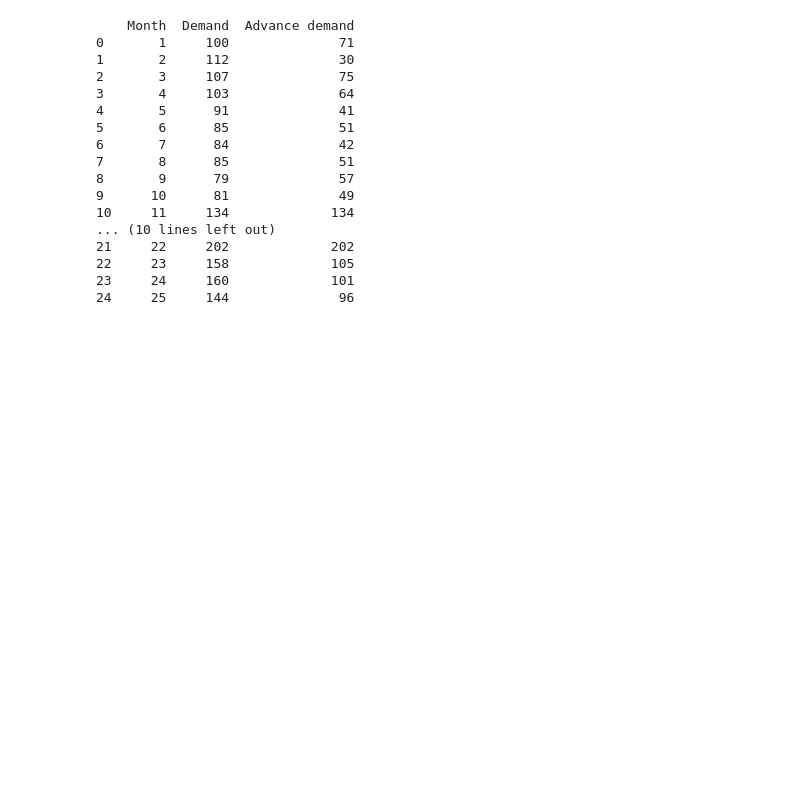
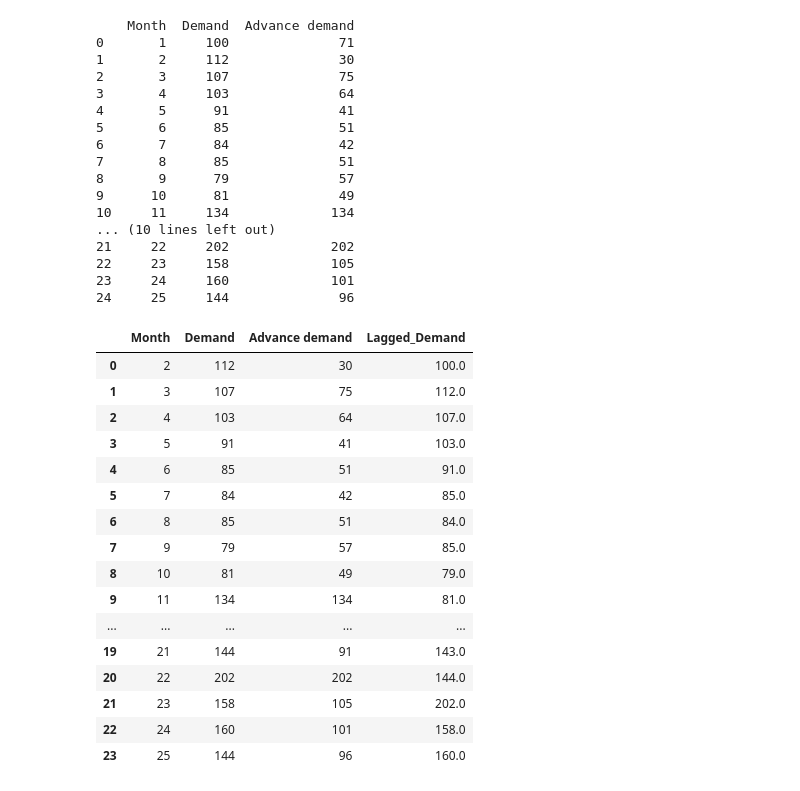
Before and after one commit to lilfakeS/MBAN5110_group, a Jupyter notebook: Assignment1.ipynb, the cells around one changed output. Drawn from its saved outputs; the diff is of its cells as text; code cells hidden in the pictures; blank space fills up the shorter version.

```diff
--- a/Assignment1.ipynb
+++ b/Assignment1.ipynb
@@ -287,3 +288,29 @@ print(df)
 22     23     158             105
 23     24     160             101
 24     25     144              96
+# %%
+# Create lagged demand column
+df['Lagged_Demand'] = df['Demand'].shift(1)
+
+# Drop the first row since it now contains a NaN value
+df = df.dropna().reset_index(drop=True)
+# %%
+df
+# %% [output]
+|  | Month | Demand | Advance demand | Lagged_Demand |
+| 0 | 2 | 112 | 30 | 100.0 |
+| 1 | 3 | 107 | 75 | 112.0 |
+| 2 | 4 | 103 | 64 | 107.0 |
+| 3 | 5 | 91 | 41 | 103.0 |
+| 4 | 6 | 85 | 51 | 91.0 |
+| 5 | 7 | 84 | 42 | 85.0 |
+| 6 | 8 | 85 | 51 | 84.0 |
+| 7 | 9 | 79 | 57 | 85.0 |
+| 8 | 10 | 81 | 49 | 79.0 |
+| 9 | 11 | 134 | 134 | 81.0 |
+| ... | ... | ... | ... | ... |
+| 19 | 21 | 144 | 91 | 143.0 |
+| 20 | 22 | 202 | 202 | 144.0 |
+| 21 | 23 | 158 | 105 | 202.0 |
+| 22 | 24 | 160 | 101 | 158.0 |
+| 23 | 25 | 144 | 96 | 160.0 |
```
Also changed, not shown: parts of 8 cells of this notebook.
